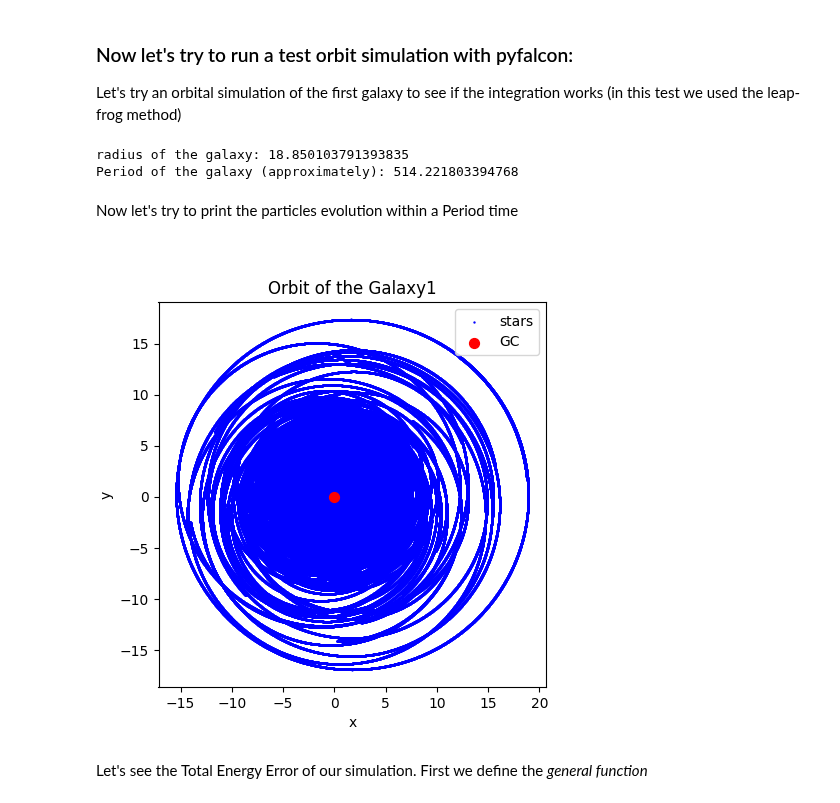
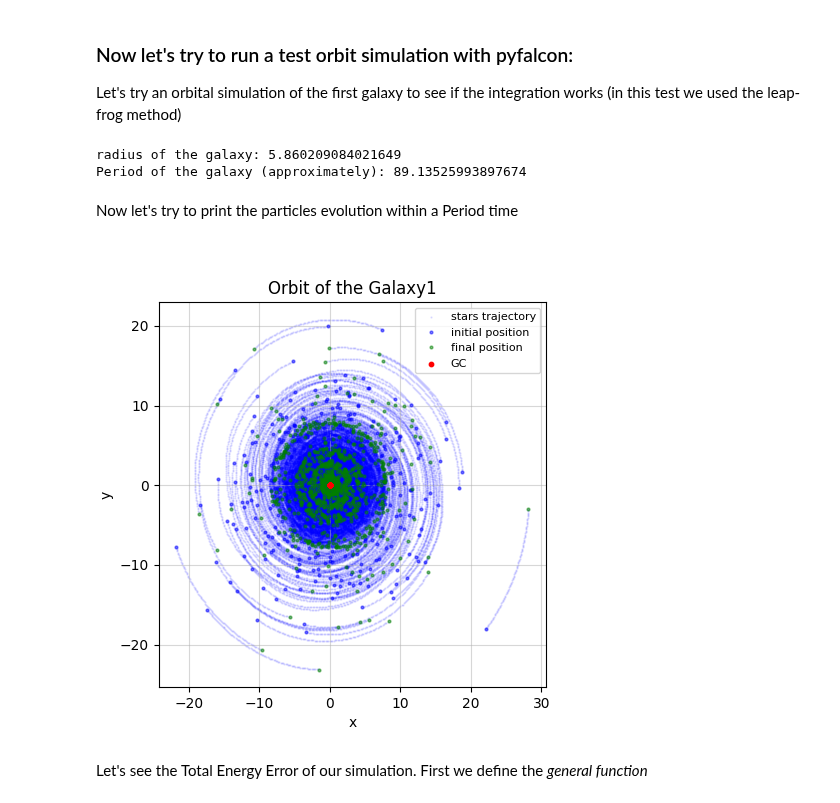
Before and after one commit to giadaaggio/compastro_23, a Jupyter notebook: GAMALOS/gamalos_copy_Marco.ipynb, the cells around one changed output. Cells and saved outputs as stored; diff of their text form; code cells hidden in the pictures.

```diff
--- a/GAMALOS/gamalos_copy_Marco.ipynb
+++ b/GAMALOS/gamalos_copy_Marco.ipynb
@@ -41,8 +41,8 @@ We can import the data of one galaxy at first. The units are still Nbody units.
 df_0 = pd.read_csv("data_cvs/Nbody_disc.csv")
 
 # Slicing the dataframe to reduce computation time
-num_particles = 100
-df = df_0.iloc[:num_particles]
+num_particles = 1e3
+df = df_0.iloc[:int(num_particles)]
 
 df.head(10)
 # %% [output]
@@ -102,7 +102,7 @@ Let's try an orbital simulation of the first galaxy to see if the integration wo
 
 plummer_scale_lenght = 5.              # scale lenght of the plummer sphere
 e = 0.                                  # eccentricity
-radius = np.max(Galaxy1.radius())       # radius of the galaxy
+radius = np.average(Galaxy1.radius())       # radius of the galaxy
 print(f'radius of the galaxy: {radius}')
 
 a = radius / (1 - e)                    # semi-major axis
@@ -115,36 +115,33 @@ print(f'Period of the galaxy (approximately): {T}')
 # Now we can define the time of simulation and the number of steps
 t0 = 0.                         # initial time
 tsimulation = 1*T              # time of simulation
-N = int(1e4)                    # number of steps
+N = int(1e2)                    # number of steps
 h = (tsimulation - t0)/N        # time steps
 
 
-def integration_leapfrog_adaptive(galaxy: Particles, h: float, tsimulation: float, t: float, soft: float):
+def integration_leapfrog(galaxy: Particles, h: float, tsimulation: float, t: float, soft: float):
 
     N = len(galaxy.mass)         # number of particles in the galaxy
     path = [galaxy.pos]
     velocity = [galaxy.vel]
     time   = [t]
-    timestep = [h]
 
-    Etot_leapfrog = []
-    Ekin_leapfrog = []
-    Epot_leapfrog = []
+    Etot_0, Ekin_0, Epot_0 = galaxy.Etot_vett()
+    Etot = [Etot_0]
+    Ekin = [Ekin_0]
+    Epot = [Epot_0]
 
-    while t < tsimulation:
+    while (t <= tsimulation):
         result = integrator_leapfrog_galaxy(particles=galaxy, tstep=h, acceleration_estimator=acceleration_pyfalcon, softening=soft)
-        updated_galaxy, updated_acc, _, _ = result
-        path.append(updated_galaxy.pos)
-        velocity.append(updated_galaxy.vel)
+        galaxy, updated_acc, _, _ = result
+        path.append(galaxy.pos)
+        velocity.append(galaxy.vel)
 
-        Etot_n, Ekin_n, Epot_n = updated_galaxy.Etot_vett()
-        Etot_leapfrog.append(Etot_n)
-        Ekin_leapfrog.append(Ekin_n)
-        Epot_leapfrog.append(Epot_n)
+        Etot_n, Ekin_n, Epot_n = galaxy.Etot_vett()
+        Etot.append(Etot_n)
+        Ekin.append(Ekin_n)
+        Epot.append(Epot_n)
 
-        #ts_1, _, _ = adaptive_timestep_r(galaxy)
-        #h = ts_1
-        timestep.append(h)
         t += h
         time.append(t)
 
@@ -152,34 +149,36 @@ def integration_leapfrog_adaptive(galaxy: Particles, h: float, tsimulation: floa
     path = np.array(path)
     velocity = np.array(velocity)
     time   = np.array(time)
-    timestep  = np.array(timestep)
 
-    Etot_leapfrog = np.array(Etot_leapfrog)
-    Ekin_leapfrog = np.array(Ekin_leapfrog)
-    Etot_leapfrog = np.array(Epot_leapfrog)
+    Etot_leapfrog = np.array(Etot)
+    Ekin_leapfrog = np.array(Ekin)
+    Etot_leapfrog = np.array(Epot)
 
-    return path, velocity, Etot_leapfrog, Ekin_leapfrog, Epot_leapfrog, time, timestep
+    return path, velocity, Etot, Ekin, Epot, time
 # %% [output]
-radius of the galaxy: 18.850103791393835
-Period of the galaxy (approximately): 514.221803394768
+radius of the galaxy: 5.860209084021649
+Period of the galaxy (approximately): 89.13525993897674
 # %%
 Galaxy1_test = Galaxy1.copy()
 
-Galaxy1_orbit, Galaxy1_stars_vel, Galaxy1_Etot, Galaxy1_Ekin, Galaxy1_Epot, Galaxy1_time, Galaxy1_timestep = integration_leapfrog_adaptive(galaxy=Galaxy1_test, h=h,
+Galaxy1_orbit, Galaxy1_stars_vel, Galaxy1_Etot, Galaxy1_Ekin, Galaxy1_Epot, Galaxy1_time = integration_leapfrog(galaxy=Galaxy1_test, h=h,
                                                                                             tsimulation=tsimulation, t=t0, soft=plummer_scale_lenght)
 # %% [markdown]
 Now let's try to print the particles evolution within a Period time
 # %%
 plt.figure(figsize=(5,5))
-plt.scatter(Galaxy1_orbit[:,1:,0], Galaxy1_orbit[:,1:,1], s=0.5, color='blue', label='stars')
-plt.scatter(Galaxy1_orbit[0,0,0], Galaxy1_orbit[0,0,1], s=50, color='red', label='GC')
+plt.scatter(Galaxy1_orbit[:,1:,0], Galaxy1_orbit[:,1:,1], s=0.5, color='b', label='stars trajectory', alpha=0.1)
+plt.plot(Galaxy1_orbit[0,1:,0], Galaxy1_orbit[0,1:,1], 'o', markersize=2, c='b', label='initial position', alpha=0.5)
+plt.plot(Galaxy1_orbit[-1,1:,0], Galaxy1_orbit[-1,1:,1], 'o', markersize=2, c='g', label='final position', alpha=0.5)
+plt.scatter(Galaxy1_orbit[:,0,0], Galaxy1_orbit[:,0,1], s=10, color='r', label='GC', zorder=10)
 plt.xlabel('x')
 plt.ylabel('y')
 plt.title('Orbit of the Galaxy1')
-plt.legend(loc='upper right')
+plt.legend(loc='upper right', fontsize=8)
+plt.grid(True, alpha=0.5)
 plt.show()
 # %% [output]
-[figure, old version]
+[figure, new version]
 # %% [markdown]
 Let's see the Total Energy Error of our simulation. First we define the *general function*
 # %%
```
Also changed, not shown: parts of 7 cells of this notebook.
